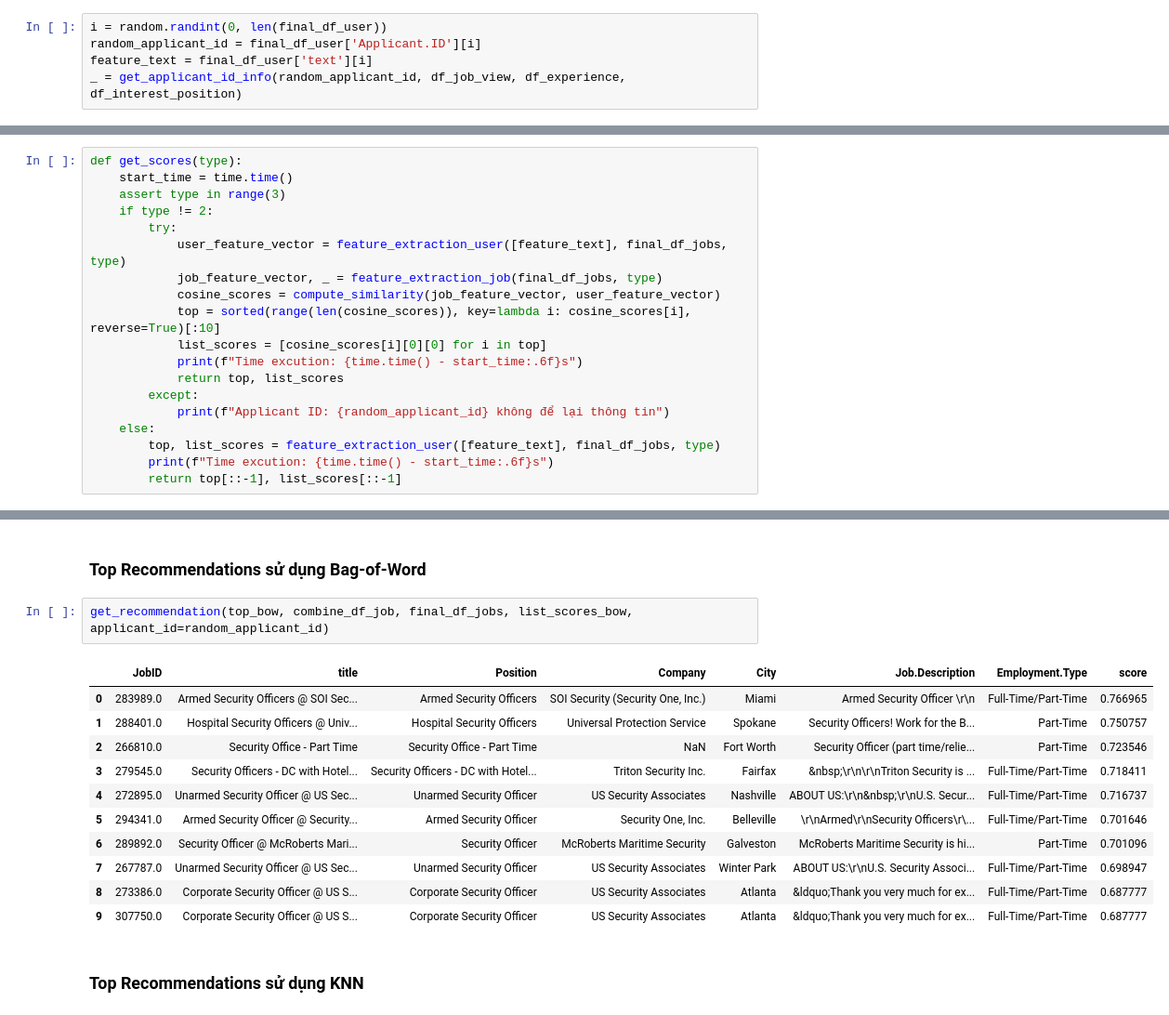
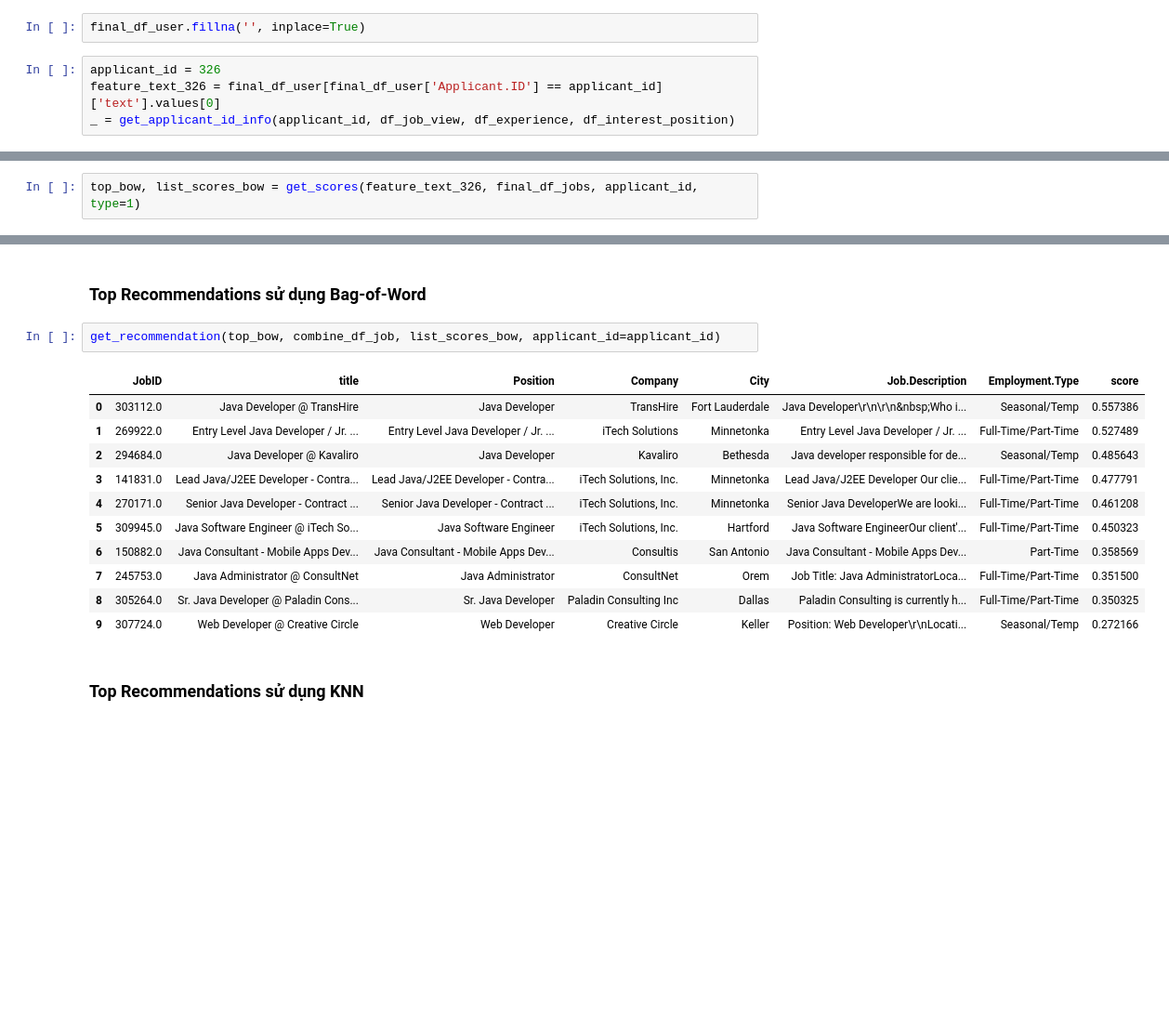
Before and after one commit to duongngyn0510/Content-based-job-recommendation, a Jupyter notebook: recommend.ipynb, the cells around one changed output, grey strips where cells are left out. Shown at 93% size. Drawn from its saved outputs; the diff is of its cells as text; blank space fills up the shorter version.

```diff
--- a/recommend.ipynb
+++ b/recommend.ipynb
@@ -20,9 +24,10 @@ combine_df_job = pd.read_csv('./data/Combined_Jobs_Final.csv')
 df_job_view = pd.read_csv('./data/Job_Views.csv')
 df_experience = pd.read_csv('./data/Experience.csv')
 df_interest_position = pd.read_csv('./data/Positions_Of_Interest.csv')
+# %%
+final_df_user.fillna('', inplace=True)
 # %%
-i = random.randint(0, len(final_df_user))
-random_applicant_id = final_df_user['Applicant.ID'][i]
-feature_text = final_df_user['text'][i]
-_ = get_applicant_id_info(random_applicant_id, df_job_view, df_experience, df_interest_position)
+applicant_id = 326
+feature_text_326 = final_df_user[final_df_user['Applicant.ID'] == applicant_id]['text'].values[0]
+_ = get_applicant_id_info(applicant_id, df_job_view, df_experience, df_interest_position)
 # %% [output]
@@ -35,19 +39,0 @@ Vị trí mong muốn: security
-# %%
-def get_scores(type):
-    start_time = time.time()
-    assert type in range(3)
-    if type != 2:
-        try:
-            user_feature_vector = feature_extraction_user([feature_text], final_df_jobs, type)
-            job_feature_vector, _ = feature_extraction_job(final_df_jobs, type)
-            cosine_scores = compute_similarity(job_feature_vector, user_feature_vector)
-            top = sorted(range(len(cosine_scores)), key=lambda i: cosine_scores[i], reverse=True)[:10]
-            list_scores = [cosine_scores[i][0][0] for i in top]
-            print(f"Time excution: {time.time() - start_time:.6f}s")
-            return top, list_scores
-        except:
-            print(f"Applicant ID: {random_applicant_id} không để lại thông tin")
-    else:
-        top, list_scores = feature_extraction_user([feature_text], final_df_jobs, type)
-        print(f"Time excution: {time.time() - start_time:.6f}s")
-        return top[::-1], list_scores[::-1]
@@ -65,0 +57,2 @@ Time excution: 0.792434s
+# %%
+top_bow, list_scores_bow = get_scores(feature_text_326, final_df_jobs, applicant_id, type=1)
@@ -82,19 +88,19 @@ get_recommendation(top_tfidf, combine_df_job, final_df_jobs, list_scores_tfidf,
 # %% [markdown]
 ### Top Recommendations sử dụng Bag-of-Word
 # %%
-get_recommendation(top_bow, combine_df_job, final_df_jobs, list_scores_bow, applicant_id=random_applicant_id)
+get_recommendation(top_bow, combine_df_job, list_scores_bow, applicant_id=applicant_id)
 # %% [output]
 |  | JobID | title | Position | Company | City | Job.Description | Employment.Type | score |
-| 0 | 283989.0 | Armed Security Officers @ SOI Sec... | Armed Security Officers | SOI Security (Security One, Inc.) | Miami | Armed Security Officer \r\n | Full-Time/Part-Time | 0.766965 |
-| 1 | 288401.0 | Hospital Security Officers @ Univ... | Hospital Security Officers | Universal Protection Service | Spokane | Security Officers! Work for the B... | Part-Time | 0.750757 |
-| 2 | 266810.0 | Security Office - Part Time | Security Office - Part Time | NaN | Fort Worth | Security Officer (part time/relie... | Part-Time | 0.723546 |
-| 3 | 279545.0 | Security Officers - DC with Hotel... | Security Officers - DC with Hotel... | Triton Security Inc. | Fairfax | &nbsp;\r\n\r\nTriton Security is ... | Full-Time/Part-Time | 0.718411 |
-| 4 | 272895.0 | Unarmed Security Officer @ US Sec... | Unarmed Security Officer | US Security Associates | Nashville | ABOUT US:\r\n&nbsp;\r\nU.S. Secur... | Full-Time/Part-Time | 0.716737 |
-| 5 | 294341.0 | Armed Security Officer @ Security... | Armed Security Officer | Security One, Inc. | Belleville | \r\nArmed\r\nSecurity Officers\r\... | Full-Time/Part-Time | 0.701646 |
-| 6 | 289892.0 | Security Officer @ McRoberts Mari... | Security Officer | McRoberts Maritime Security | Galveston | McRoberts Maritime Security is hi... | Part-Time | 0.701096 |
-| 7 | 267787.0 | Unarmed Security Officer @ US Sec... | Unarmed Security Officer | US Security Associates | Winter Park | ABOUT US:\r\nU.S. Security Associ... | Full-Time/Part-Time | 0.698947 |
-| 8 | 273386.0 | Corporate Security Officer @ US S... | Corporate Security Officer | US Security Associates | Atlanta | &ldquo;Thank you very much for ex... | Full-Time/Part-Time | 0.687777 |
-| 9 | 307750.0 | Corporate Security Officer @ US S... | Corporate Security Officer | US Security Associates | Atlanta | &ldquo;Thank you very much for ex... | Full-Time/Part-Time | 0.687777 |
+| 0 | 303112.0 | Java Developer @ TransHire | Java Developer | TransHire | Fort Lauderdale | Java Developer\r\n\r\n&nbsp;Who i... | Seasonal/Temp | 0.557386 |
+| 1 | 269922.0 | Entry Level Java Developer / Jr. ... | Entry Level Java Developer / Jr. ... | iTech Solutions | Minnetonka | Entry Level Java Developer / Jr. ... | Full-Time/Part-Time | 0.527489 |
+| 2 | 294684.0 | Java Developer @ Kavaliro | Java Developer | Kavaliro | Bethesda | Java developer responsible for de... | Seasonal/Temp | 0.485643 |
+| 3 | 141831.0 | Lead Java/J2EE Developer - Contra... | Lead Java/J2EE Developer - Contra... | iTech Solutions, Inc. | Minnetonka | Lead Java/J2EE Developer Our clie... | Full-Time/Part-Time | 0.477791 |
+| 4 | 270171.0 | Senior Java Developer - Contract ... | Senior Java Developer - Contract ... | iTech Solutions, Inc. | Minnetonka | Senior Java DeveloperWe are looki... | Full-Time/Part-Time | 0.461208 |
+| 5 | 309945.0 | Java Software Engineer @ iTech So... | Java Software Engineer | iTech Solutions, Inc. | Hartford | Java Software EngineerOur client'... | Full-Time/Part-Time | 0.450323 |
+| 6 | 150882.0 | Java Consultant - Mobile Apps Dev... | Java Consultant - Mobile Apps Dev... | Consultis | San Antonio | Java Consultant - Mobile Apps Dev... | Part-Time | 0.358569 |
+| 7 | 245753.0 | Java Administrator @ ConsultNet | Java Administrator | ConsultNet | Orem | Job Title: Java AdministratorLoca... | Full-Time/Part-Time | 0.351500 |
+| 8 | 305264.0 | Sr. Java Developer @ Paladin Cons... | Sr. Java Developer | Paladin Consulting Inc | Dallas | Paladin Consulting is currently h... | Full-Time/Part-Time | 0.350325 |
+| 9 | 307724.0 | Web Developer @ Creative Circle | Web Developer | Creative Circle | Keller | Position: Web Developer\r\nLocati... | Seasonal/Temp | 0.272166 |
 # %% [markdown]
 ### Top Recommendations sử dụng KNN
 # %%
```
Also changed, not shown: parts of 16 cells of this notebook, 5 other files.
